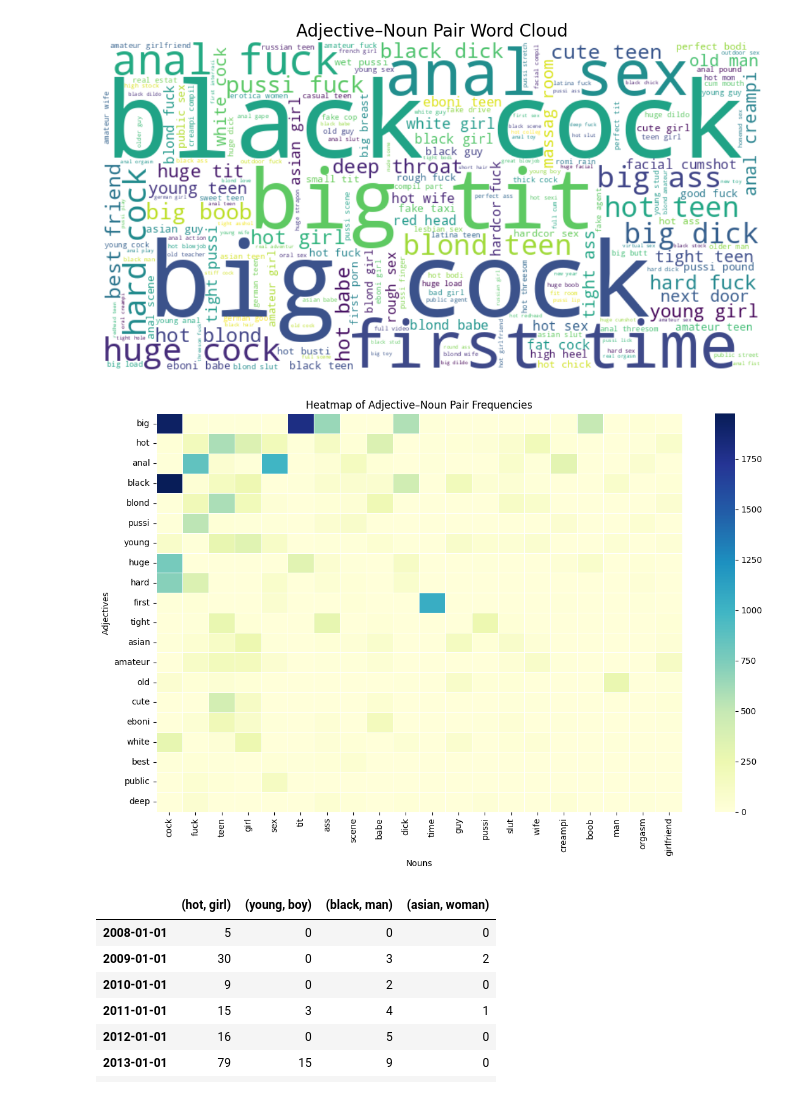
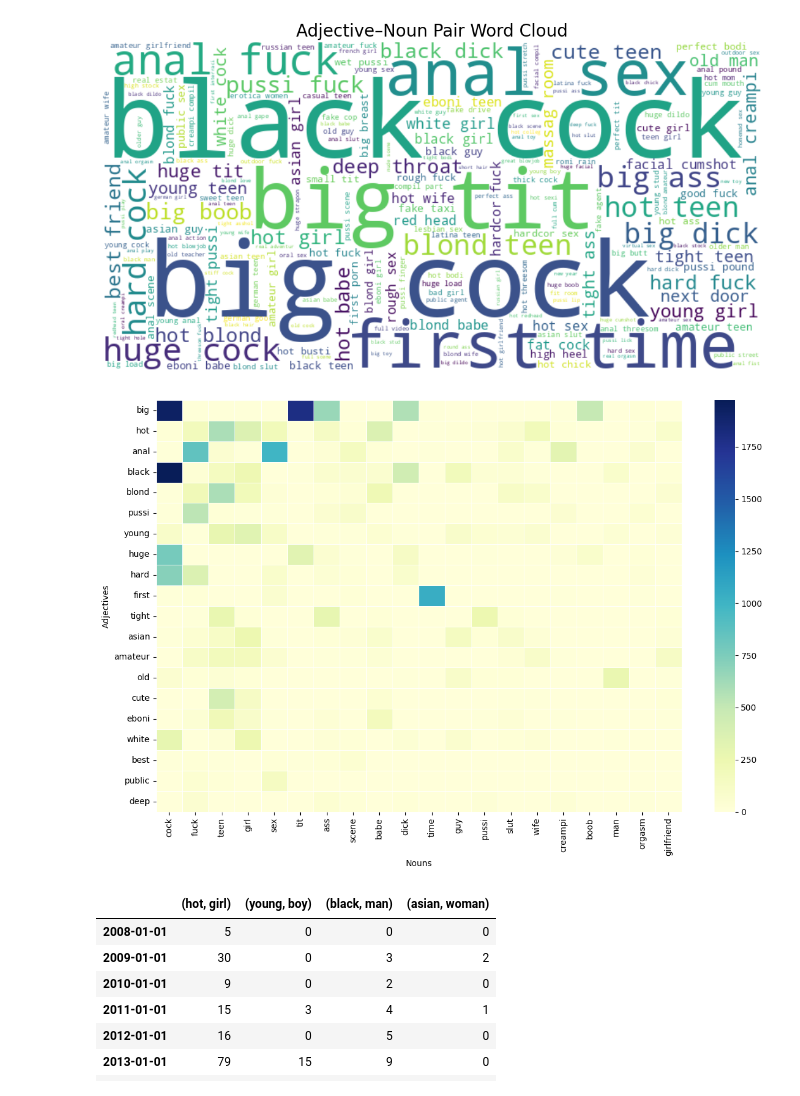
Before and after one commit to ptypes-nlesc/stereotype-map, a Jupyter notebook: notebooks/POS_tagging_dependency_parsing.ipynb, the cells around one changed output. Cells and saved outputs as stored; diff of their text form; code cells hidden in the pictures.

```diff
--- a/notebooks/POS_tagging_dependency_parsing.ipynb
+++ b/notebooks/POS_tagging_dependency_parsing.ipynb
@@ -368,23 +364,23 @@ plt.show()
 # %%
 # Create a DataFrame for heatmap: rows = adjectives, cols = nouns
 heat_df = pair_df.copy()
 heat_df["Adjective"] = heat_df["Pair"].apply(lambda x: x[0])
 heat_df["Noun"] = heat_df["Pair"].apply(lambda x: x[1])
 
 pivot = heat_df.pivot_table(index="Adjective", columns="Noun", values="Count", fill_value=0)
 pivot_top = pivot.loc[pivot.sum(axis=1).sort_values(ascending=False).head(20).index,  # top 20 adjectives
                       pivot.sum().sort_values(ascending=False).head(20).index]        # top 20 nouns
 
 plt.figure(figsize=(12, 8))
 sns.heatmap(pivot_top, cmap="YlGnBu", linewidths=0.5)
-plt.title("Heatmap of Adjective–Noun Pair Frequencies")
 plt.xlabel("Nouns")
 plt.ylabel("Adjectives")
 plt.tight_layout()
 plt.savefig(os.path.join(plot_output_path,"heatmap-adj-noun-pair.eps"), bbox_inches="tight")
+plt.savefig(os.path.join(plot_output_path,"heatmap-adj-noun-pair.png"), bbox_inches="tight")
 plt.show()
 # %% [output]
-[figure, old version]
+[figure, new version]
 # %%
 from src.models.temporal_adj_noun_analysis import extract_temporal_trends
 
```
Also changed, not shown: parts of 5 cells of this notebook, 7 other files.
